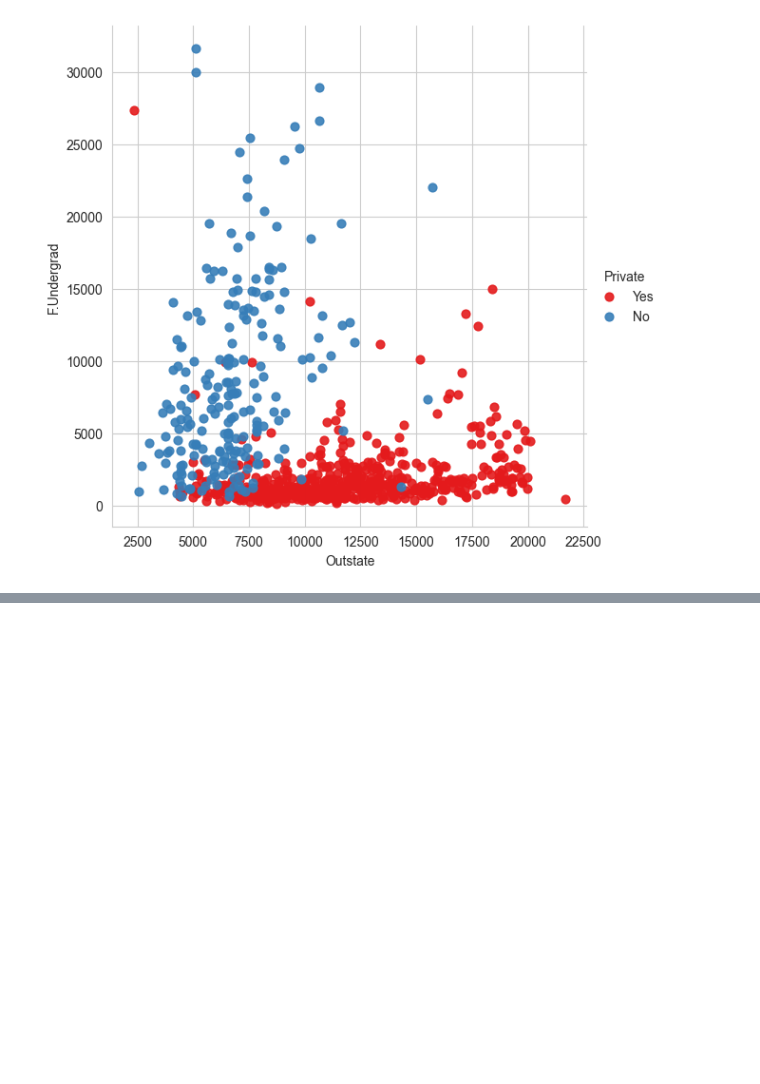
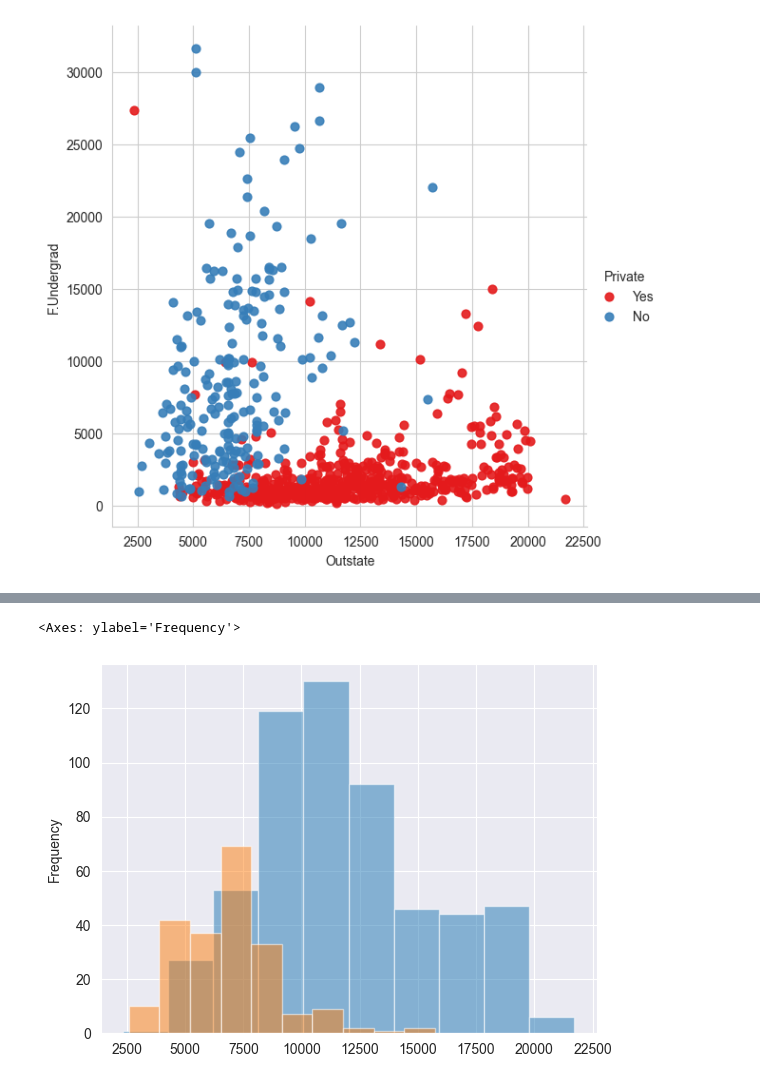
Before and after one commit to ludiemert/Unsupervised_Models, a Jupyter notebook: 2_K_Means_Clustering_Project/K_Means_Clustering_Project .ipynb, the cells around one changed output, grey strips where cells are left out. Drawn from its saved outputs; the diff is of its cells as text; code cells hidden in the pictures; blank space fills up the shorter version.

```diff
--- a/2_K_Means_Clustering_Project/K_Means_Clustering_Project .ipynb
+++ b/2_K_Means_Clustering_Project/K_Means_Clustering_Project .ipynb
@@ -172,0 +184,6 @@ sns.lmplot(
+# %%
+df[df['Private'] == 'Yes']['Outstate'].plot(kind='hist', alpha=0.5)
+df[df['Private'] == 'No']['Outstate'].plot(kind='hist', alpha=0.5)
+# %% [output]
+<Axes: ylabel='Frequency'>
+[figure, added]
```
Also changed, not shown: parts of 2 cells of this notebook, 2 other files.
